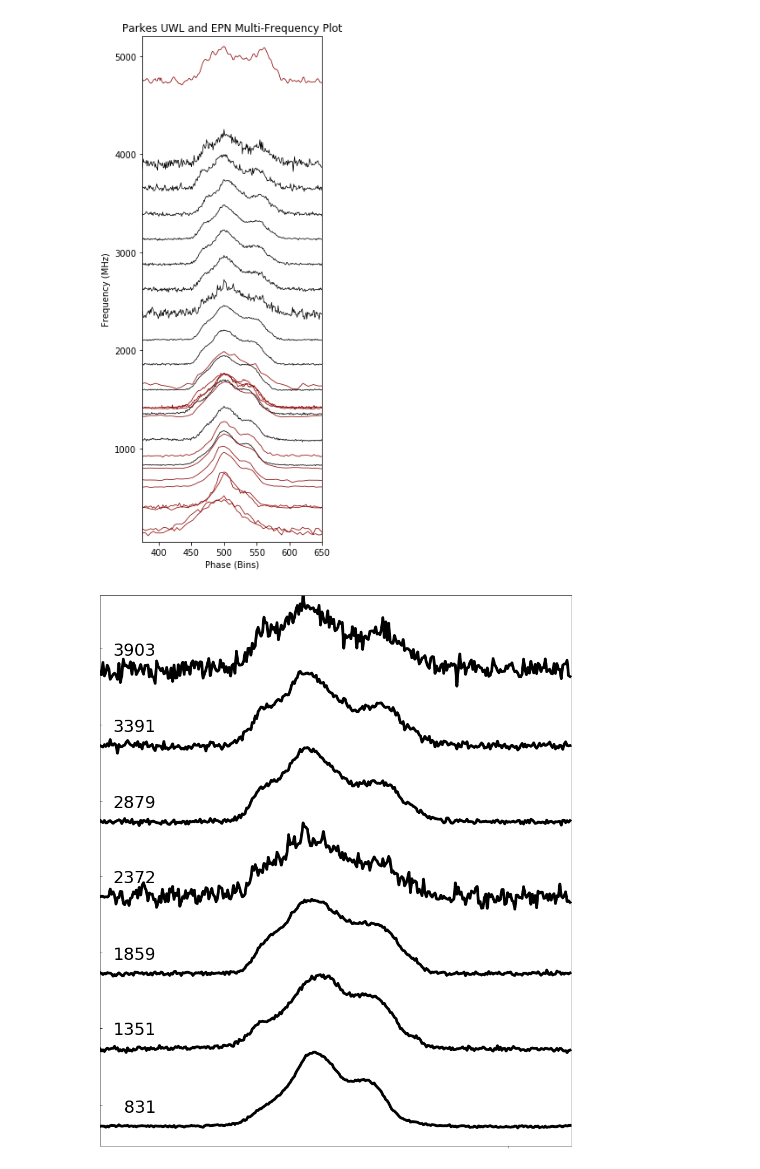
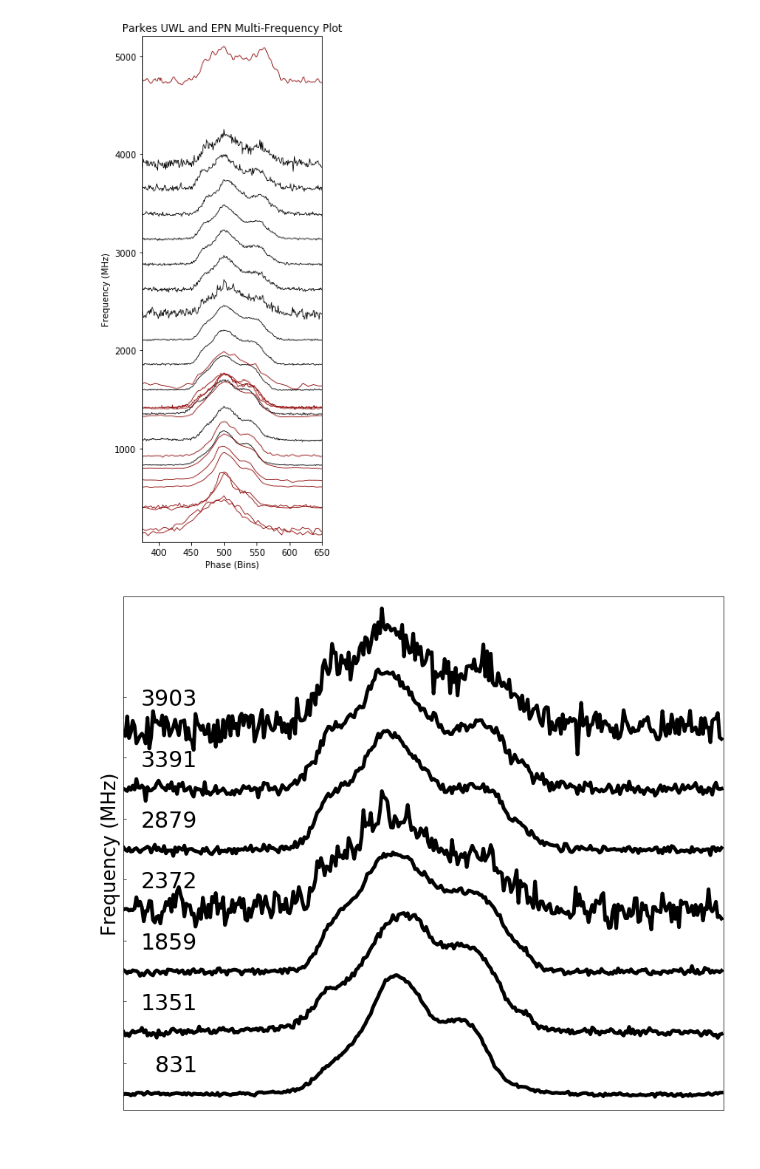
Before and after one commit to lisa53396/20U3_B1944-17, a Jupyter notebook: python_scripts/Multifrequency Plots.ipynb, the cells around one changed output. Saved outputs shown, nothing was run; the diff lists cells and outputs as text; code cells hidden in the pictures.

```diff
--- a/python_scripts/Multifrequency Plots.ipynb
+++ b/python_scripts/Multifrequency Plots.ipynb
@@ -310,7 +310,7 @@ maxp=875
 minf=704
 maxf=4032
 # %%
-plt.figure(figsize=(12, 14))
+plt.figure(figsize=(12, 10))
 #Repeating for each profile
 offset=0
 for freq in range(0, no_freq,2):
@@ -322,39 +322,39 @@ for freq in range(0, no_freq,2):
     y=AVE_ave['intensity'][f]
 
     #Defining centre frequency
     #cf=int((freq*size_freq)+minf+halfsize_freq)
     cf=frequencies_rfi[freq]
 
     if len(x)!=0 and len(y)!=0:
         #Normalising y
-        y=(y/max(y))*500
+        y=(y/max(y))*1000
         #creating offset
         y=y+cf
         #offset=offset+1
         labels=str(cf)+'MHz'
 
         #xm=max(x)
         #ind = np.where(x==xm)
         #diff=500-x
         #x=np.array(x)+diff
 
         plt.plot(x[int(minp):int(maxp)],y[int(minp):int(maxp)],label=labels,color='black',lw=5)
         #plt.plot(x,y,label=labels,color='black',lw=0.75)
         #plt.text(minp+0.025,offset-0.75,labels,fontsize=6)
 
 
 #plt.title('Parkes UWL Multi-Frequency Plot')
 #plt.yticks(frequencies_rfi2)
 #plt.xlabel('Phase (Bins)')
-plt.xticks(list(frequencies_rfi),"")
-plt.yticks(list(np.array(frequencies_rfi[::2])+140),list(frequencies_rfi[::2]))
+plt.xticks([])
+plt.yticks(list(np.array(frequencies_rfi[0:no_freq:2])+260),list(frequencies_rfi[0:no_freq:2]))
 plt.tick_params(axis="y",direction="in", pad=-100, labelsize=30)
-#plt.ylabel('Frequency (MHz)')
-plt.axis([550,875,700,4400])
+plt.ylabel('Frequency (MHz)',fontsize=26)
+plt.axis([550,875,700,5000])
 plt.tight_layout()
 plt.savefig('multifreqUWLposter3')
 # %% [output]
-[figure, old version]
+[figure, new version]
 # %%
 #plt.figure(figsize=(12, 14))
 #Repeating for each profile
```
Also changed, not shown: parts of 3 cells of this notebook, 48 other files.
